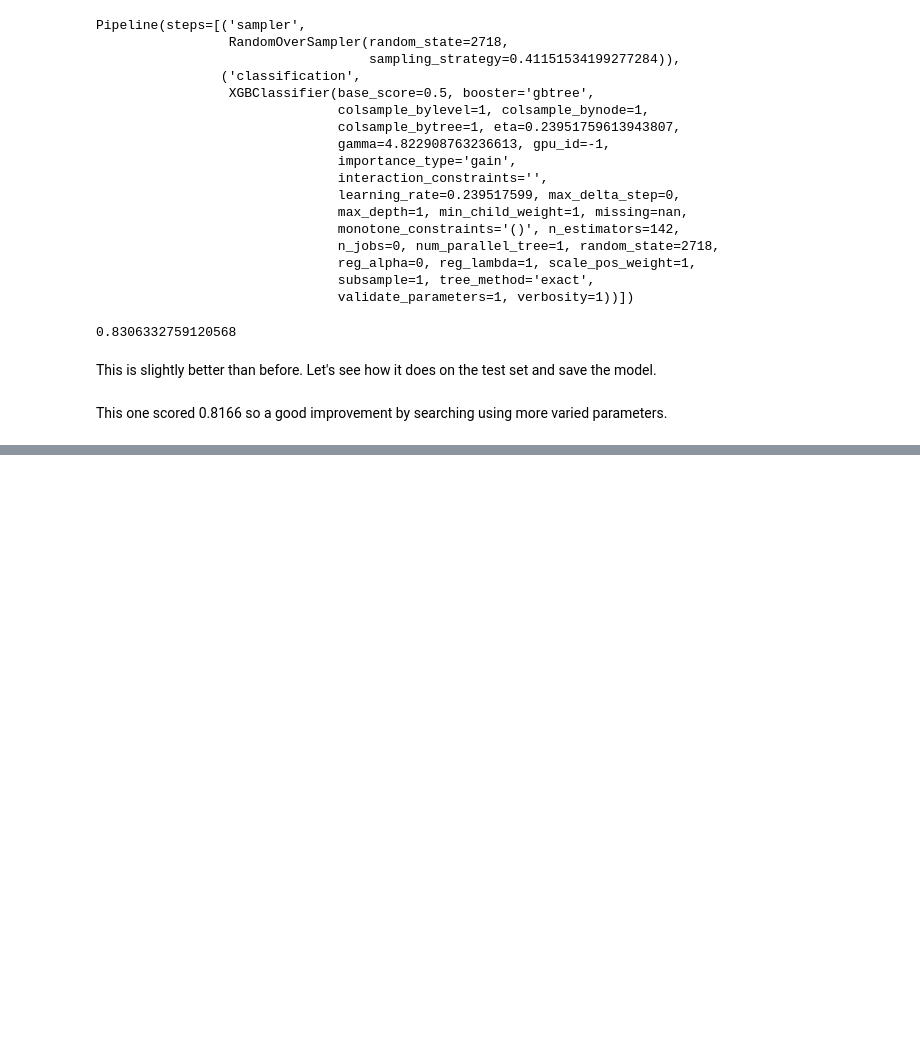
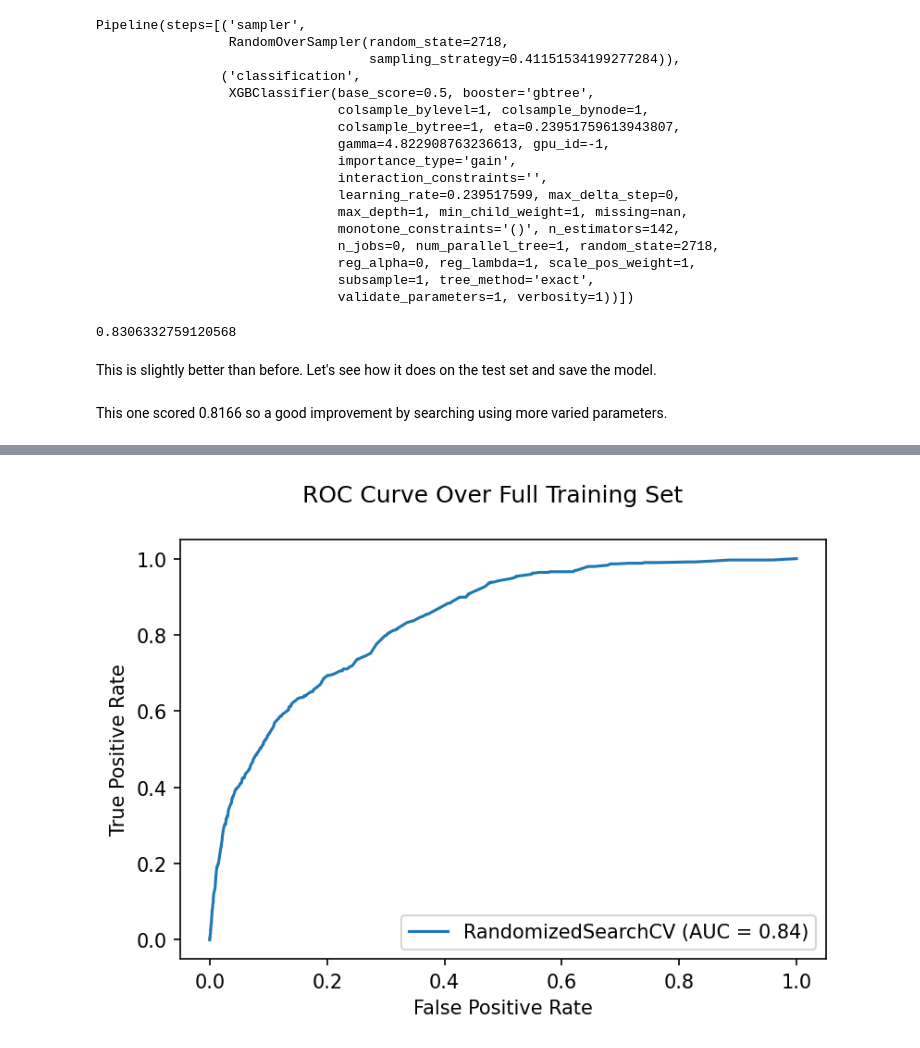
Before and after one commit to sjhatfield/kaggle-melanoma-2020, a Jupyter notebook: notebooks/tabular.ipynb, the cells around one changed output, grey strips where cells are left out. Cells and saved outputs as stored; diff of their text form; code cells hidden in the pictures; blank space fills up the shorter version.

```diff
--- a/notebooks/tabular.ipynb
+++ b/notebooks/tabular.ipynb
@@ -470,0 +474,7 @@ for i in sample(set(np.arange(final_model.best_params_['classification__n_estima
+# %%
+fig, ax = plt.subplots(dpi=150)
+f = plot_roc_curve(final_model, X_train, y_train, ax=ax)
+f.figure_.suptitle('ROC Curve Over Full Training Set')
+f.figure_.savefig('../images/roc_curve.png')
+# %% [output]
+[figure, added]
```
Also changed, not shown: parts of 18 cells of this notebook, 24 other files.
